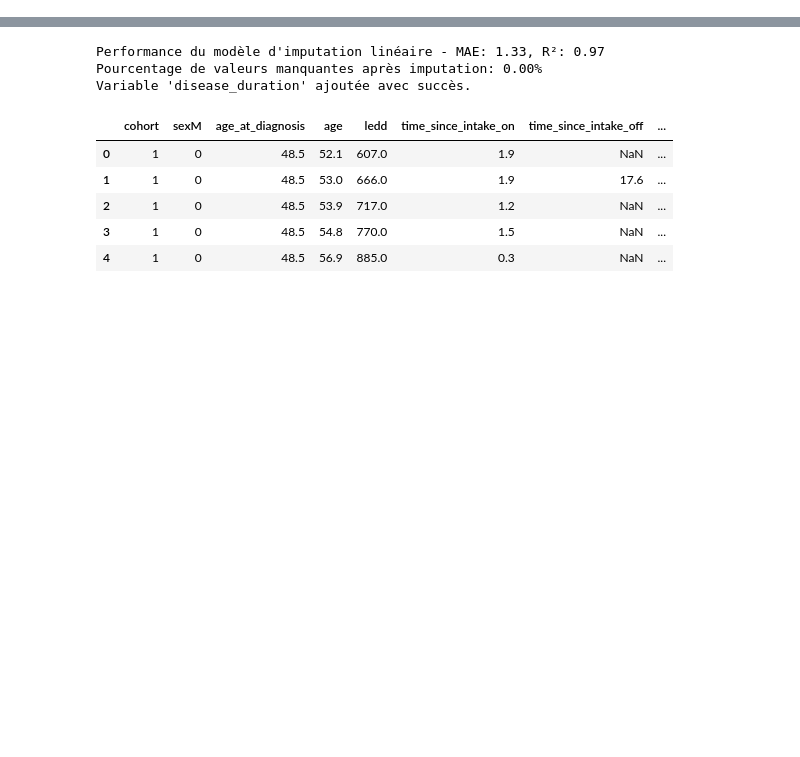
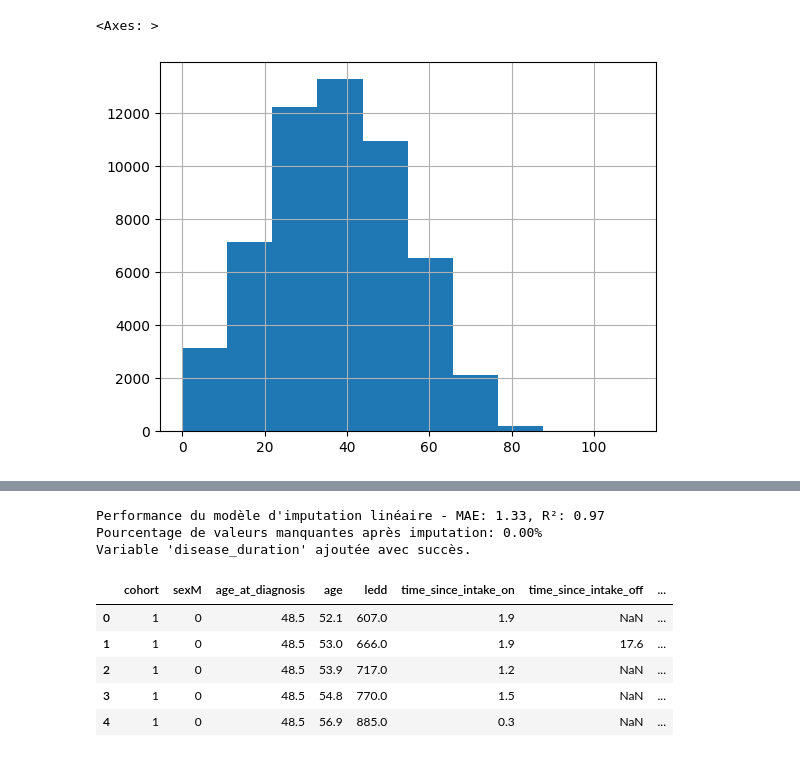
Before and after one commit to encoreunpseudo/ParkinsonScorePrediction, a Jupyter notebook: preprocess/prediction_on.ipynb, the cells around one changed output, grey strips where cells are left out. Drawn from its saved outputs; the diff is of its cells as text; code cells hidden in the pictures; blank space fills up the shorter version.

```diff
--- a/preprocess/prediction_on.ipynb
+++ b/preprocess/prediction_on.ipynb
@@ -33,0 +23,9 @@ X.head()
+# %%
+
+
+X_train_full = pd.read_csv('data/X_train_6ZIKlTY.csv')
+y_train_full = pd.read_csv('data/y_train_lXj6X5y.csv')['target']
+X_test = pd.read_csv('data/X_test_oiZ2ukx.csv')
+preprocessor=PreprocessData(X_train_full,y_train_full,X_test)
+preprocessor.process_transformation()
+X_train,y_train,X_test=preprocessor.get_data()
@@ -33,0 +90,5 @@ X.head()
+# %%
+y_train.hist()
+# %% [output]
+<Axes: >
+[figure, added]
```
Also changed, not shown: parts of 40 cells of this notebook, 4 other files.
